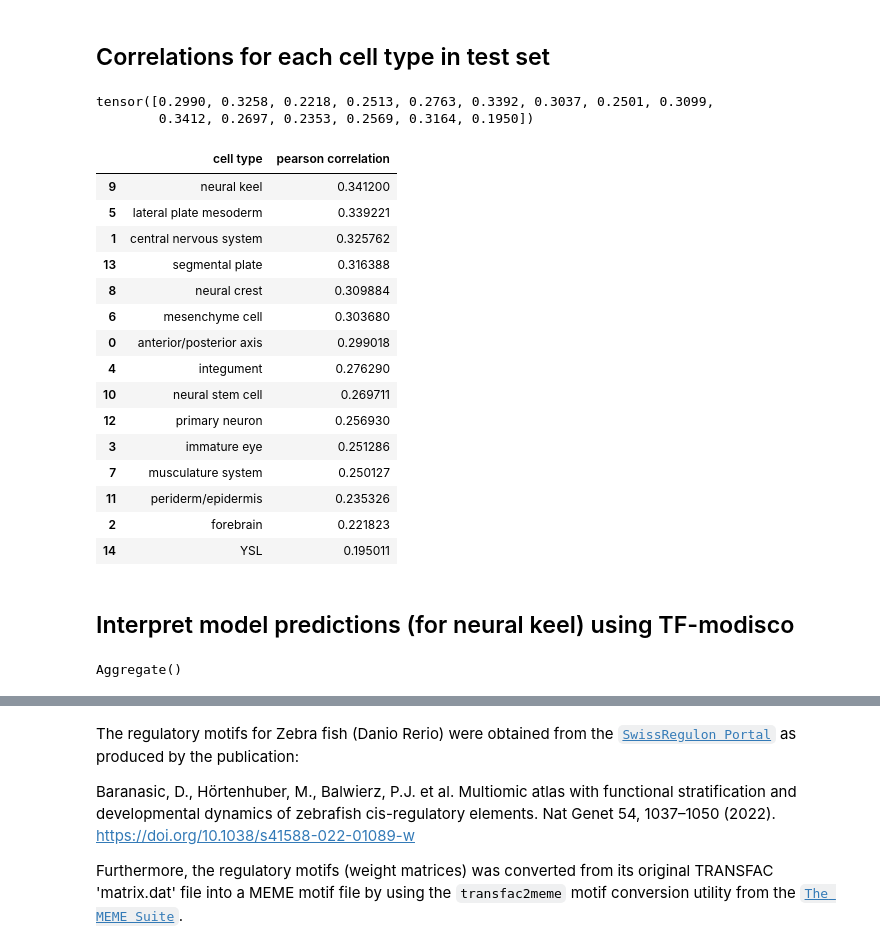
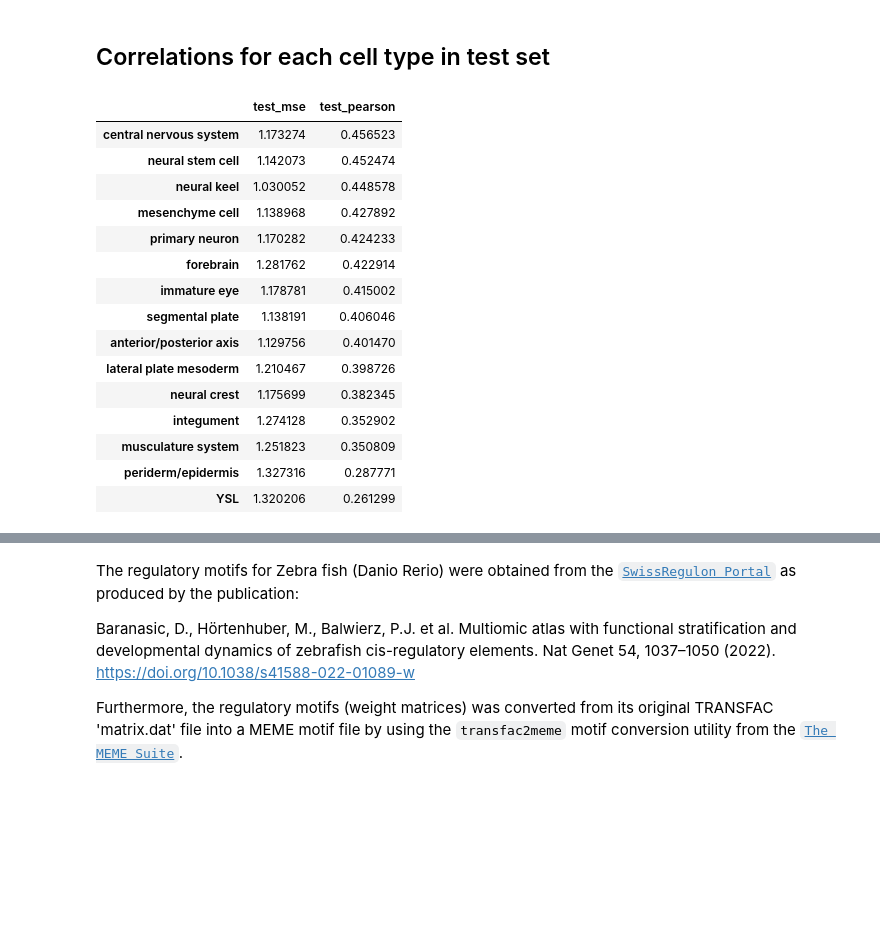
Before and after one commit to victornemenike/neural-crest-deep-learning, a Jupyter notebook: notebooks/multi_task_model.ipynb, the cells around one changed output, grey strips where cells are left out. Saved outputs shown, nothing was run; the diff lists cells and outputs as text; code cells hidden in the pictures; blank space fills up the shorter version.

```diff
--- a/notebooks/multi_task_model.ipynb
+++ b/notebooks/multi_task_model.ipynb
@@ -14,7 +14,7 @@ if not os.path.exists(experiment):
     os.makedirs(experiment)
 
 genome = 'danRer11' #"GRCz11"
-seq_len = 200 # Length of the input sequence
+seq_len = 500 # Length of the input sequence
 # %% [markdown]
 ## Load Data
 # %%
@@ -87,6 +87,6 @@ array([[4.65111754, 4.7597768 , 4.84433467, 4.91311991, 5.09123001],
 # %% [markdown]
 ## Select small dataset for testing
 # %%
-ad = ad[:,:50000]
+#ad = ad[:,:50000]
 ad.shape
 # %% [output]
@@ -302,20 +331,2 @@ grelu.visualize.plot_pred_scatter(
 # %% [markdown]
 ## Correlations for each cell type in test set
-# %%
-from torchmetrics.regression import PearsonCorrCoef
-import torch
-
-preds_2d = preds.squeeze(-1)  # [batch_size * seq_len, num_tasks]
-preds_2d = torch.from_numpy(preds_2d)
-target_2d = test_dataset.get_labels().squeeze(-1)
-target_2d = torch.from_numpy(target_2d)
-
-coeff = PearsonCorrCoef(num_outputs=15)
-coeff.update(preds_2d, target_2d)
-
-# Compute result
-result = coeff.compute()
-print(result)
-# %% [output]
-tensor([0.2990, 0.3258, 0.2218, 0.2513, 0.2763, 0.3392, 0.3037, 0.2501, 0.3099,
-        0.3412, 0.2697, 0.2353, 0.2569, 0.3164, 0.1950])
@@ -328,32 +333,19 @@ corr_cells.to_csv('../results/cell_type_pearson_corr.csv', index=False)
 # %%
-corr_cells.sort_values(by='pearson correlation', ascending= False)
+test_metrics.sort_values(by = 'test_pearson', ascending= False)
 # %% [output]
-|  | cell type | pearson correlation |
-| 9 | neural keel | 0.341200 |
-| 5 | lateral plate mesoderm | 0.339221 |
-| 1 | central nervous system | 0.325762 |
-| 13 | segmental plate | 0.316388 |
-| 8 | neural crest | 0.309884 |
-| 6 | mesenchyme cell | 0.303680 |
-| 0 | anterior/posterior axis | 0.299018 |
-| 4 | integument | 0.276290 |
-| 10 | neural stem cell | 0.269711 |
-| 12 | primary neuron | 0.256930 |
-| 3 | immature eye | 0.251286 |
-| 7 | musculature system | 0.250127 |
-| 11 | periderm/epidermis | 0.235326 |
-| 2 | forebrain | 0.221823 |
-| 14 | YSL | 0.195011 |
+|  | test_mse | test_pearson |
+| central nervous system | 1.173274 | 0.456523 |
+| neural stem cell | 1.142073 | 0.452474 |
+| neural keel | 1.030052 | 0.448578 |
+| mesenchyme cell | 1.138968 | 0.427892 |
+| primary neuron | 1.170282 | 0.424233 |
+| forebrain | 1.281762 | 0.422914 |
+| immature eye | 1.178781 | 0.415002 |
+| segmental plate | 1.138191 | 0.406046 |
+| anterior/posterior axis | 1.129756 | 0.401470 |
+| lateral plate mesoderm | 1.210467 | 0.398726 |
+| neural crest | 1.175699 | 0.382345 |
+| integument | 1.274128 | 0.352902 |
+| musculature system | 1.251823 | 0.350809 |
+| periderm/epidermis | 1.327316 | 0.287771 |
+| YSL | 1.320206 | 0.261299 |
-# %% [markdown]
-## Interpret model predictions (for neural keel) using TF-modisco
-# %%
-from grelu.transforms.prediction_transforms import Aggregate
-
-neural_keel_peaks = Aggregate(
-    tasks = ["neural keel"],
-    model = model,
-)
-
-neural_keel_peaks
-# %% [output]
-Aggregate()
```
Also changed, not shown: parts of 38 cells of this notebook.
